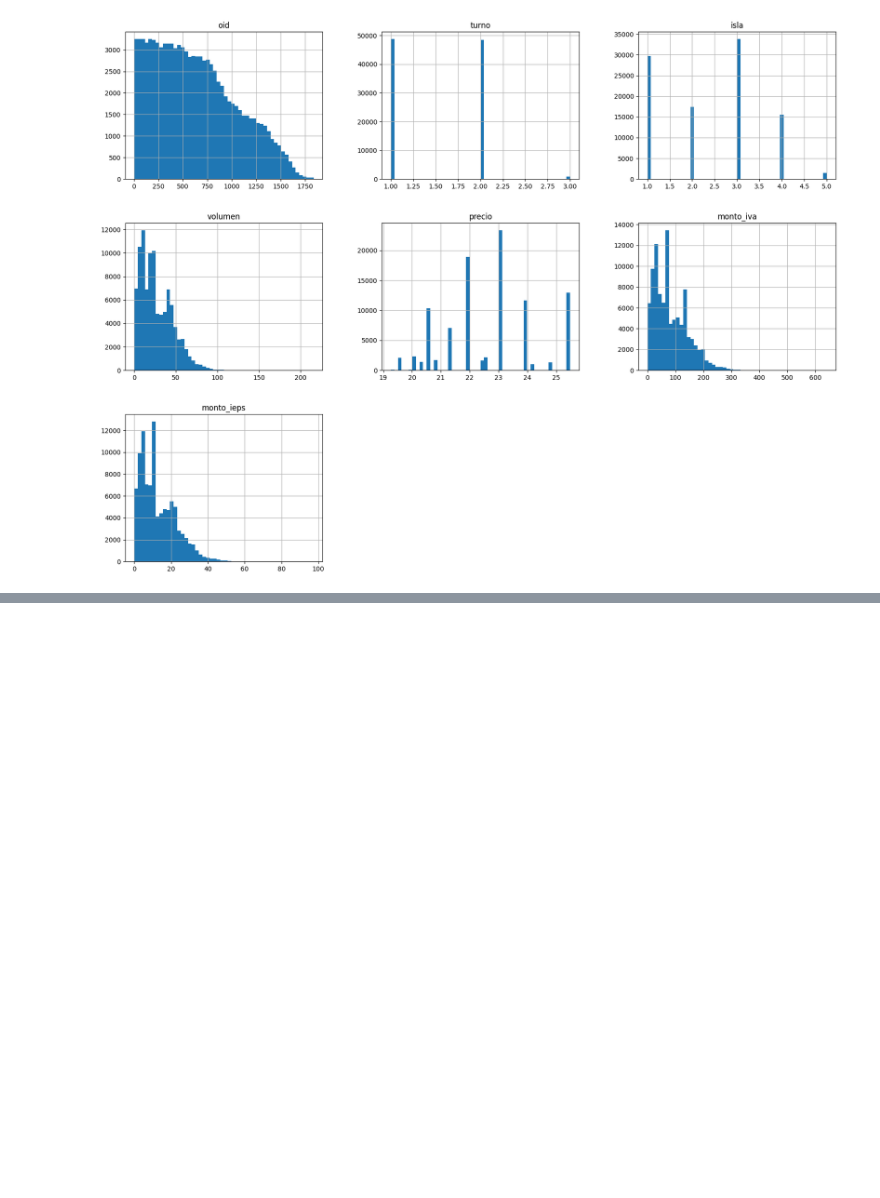
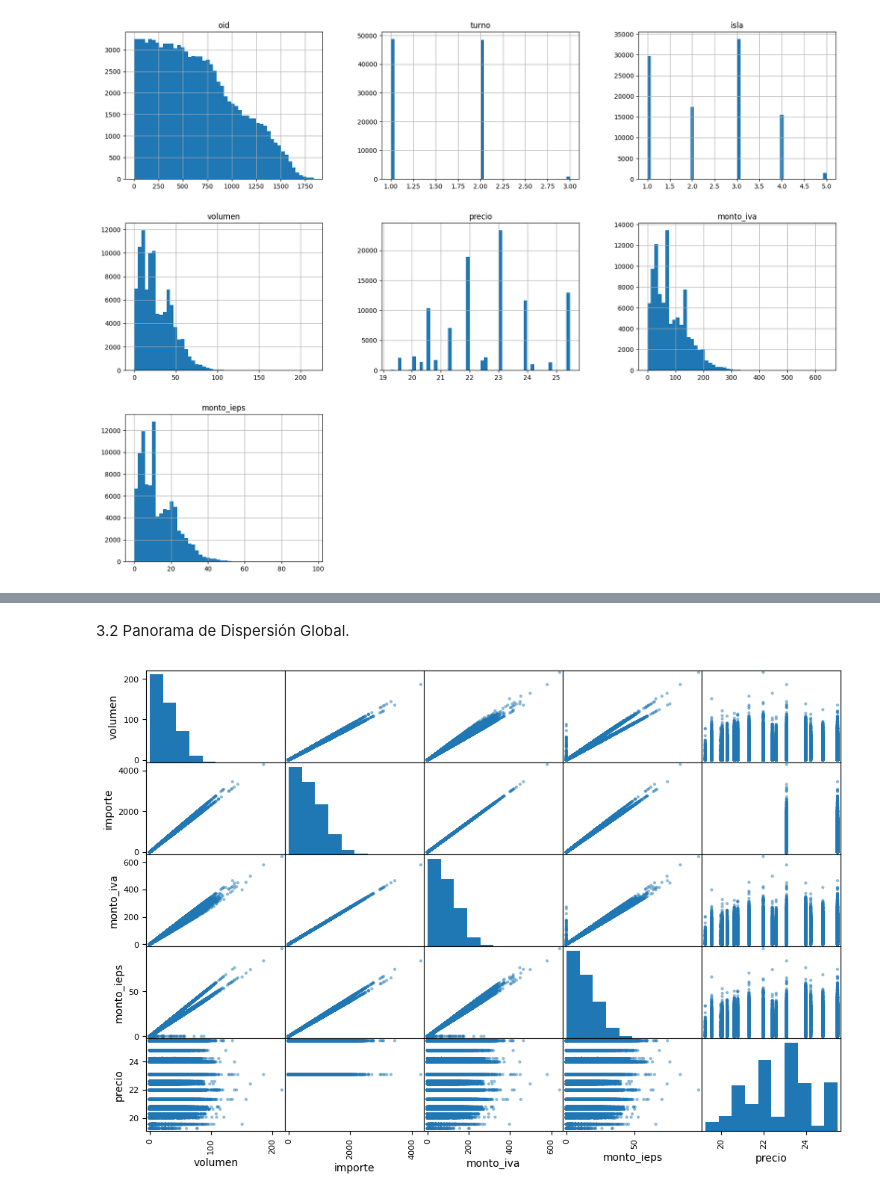
Before and after one commit to RiquelmeDom/project_machine_learning, a Jupyter notebook: project_forecast_ventas_combustible.ipynb, the cells around one changed output, grey strips where cells are left out. Cells and saved outputs as stored; diff of their text form; code cells hidden in the pictures; blank space fills up the shorter version.

```diff
--- a/project_forecast_ventas_combustible.ipynb
+++ b/project_forecast_ventas_combustible.ipynb
@@ -215,0 +237,10 @@ plt.show()
+# %% [markdown]
+3.2 Panorama de Dispersión Global.
+# %%
+from pandas.plotting import scatter_matrix
+
+attributes = ["volumen", "importe", "monto_iva","monto_ieps", "precio"]
+scatter_matrix(df_ventas_est[attributes], figsize=(12, 8))
+plt.show()
+# %% [output]
+[figure, added]
```
Also changed, not shown: parts of 9 cells of this notebook.
